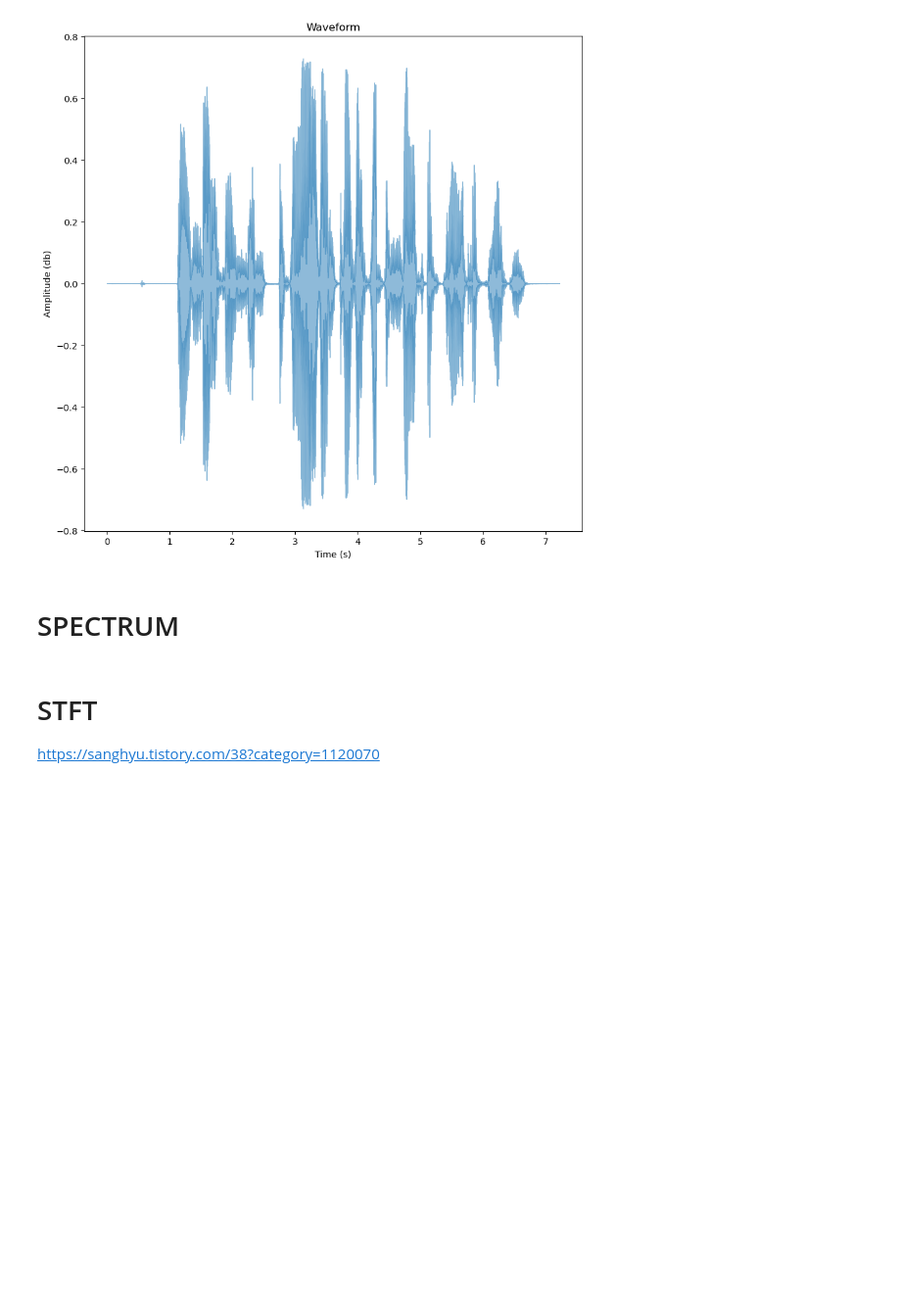
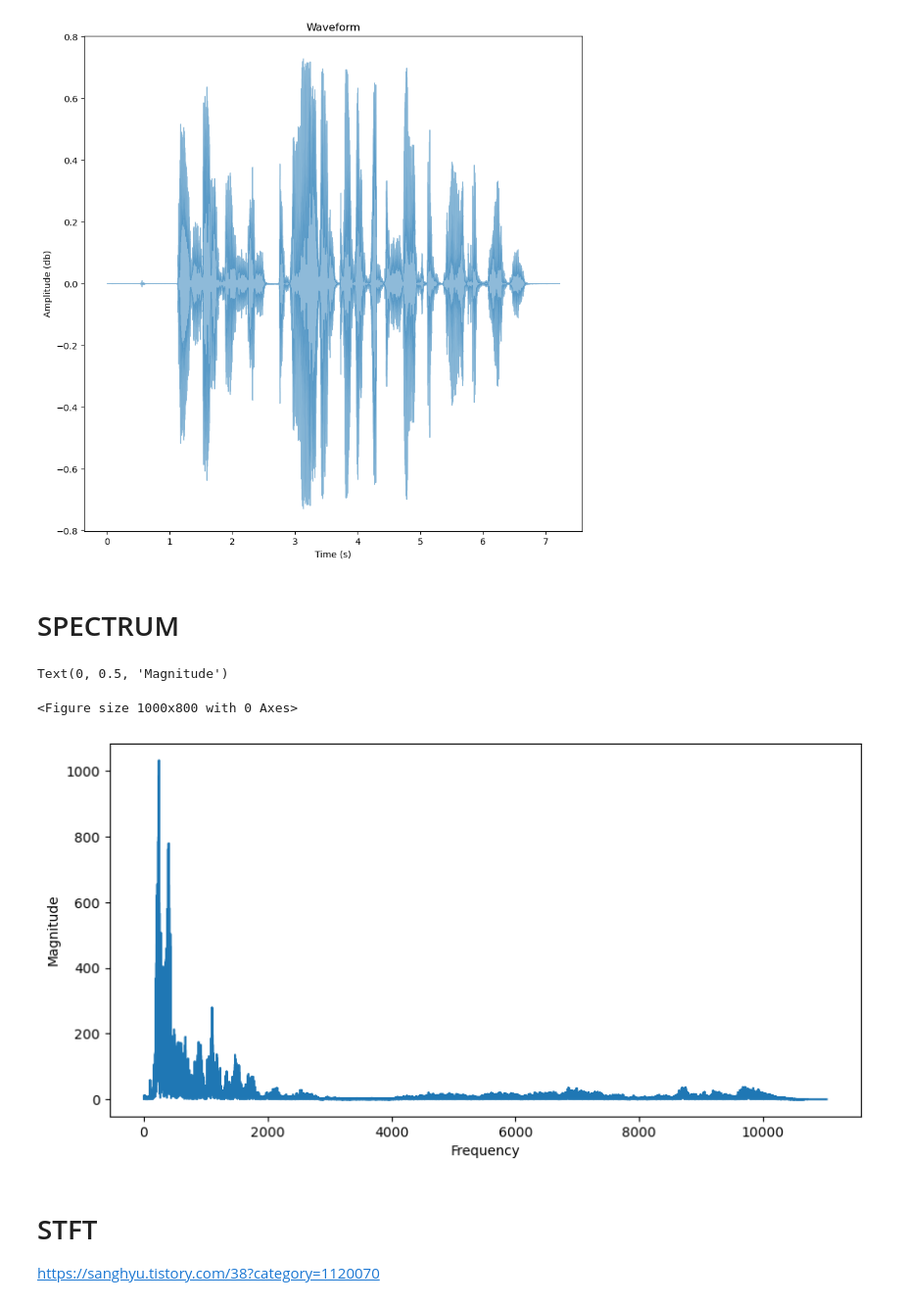
Before and after one commit to bub3690/2022_GDSC_INHA_AI, a Jupyter notebook: audio_voice/EDA.ipynb, the cells around one changed output. Shown at 98% size. Saved outputs shown, nothing was run; the diff lists cells and outputs as text; code cells hidden in the pictures; blank space fills up the shorter version.

```diff
--- a/audio_voice/EDA.ipynb
+++ b/audio_voice/EDA.ipynb
@@ -56,3 +50,21 @@ plt.title("Waveform")
+# %%
+plt.figure(figsize=FIG_SIZE)
+fft = np.fft.fft(africa)
+
+magnitude = np.abs(fft)
+frequency = np.linspace(0,sr,len(magnitude))
+
+left_spectrum = magnitude[:int(len(magnitude) / 2)]
+left_frequency = frequency[:int(len(frequency) / 2)]
+
+plt.figure(figsize = (10,5))
+plt.plot(left_frequency, left_spectrum)
+plt.xlabel("Frequency")
+plt.ylabel("Magnitude")
+# %% [output]
+Text(0, 0.5, 'Magnitude')
+<Figure size 1000x800 with 0 Axes>
+[figure, added]
 # %% [markdown]
 # STFT
 
```
Also changed, not shown: parts of 3 cells of this notebook, 2 other files.
